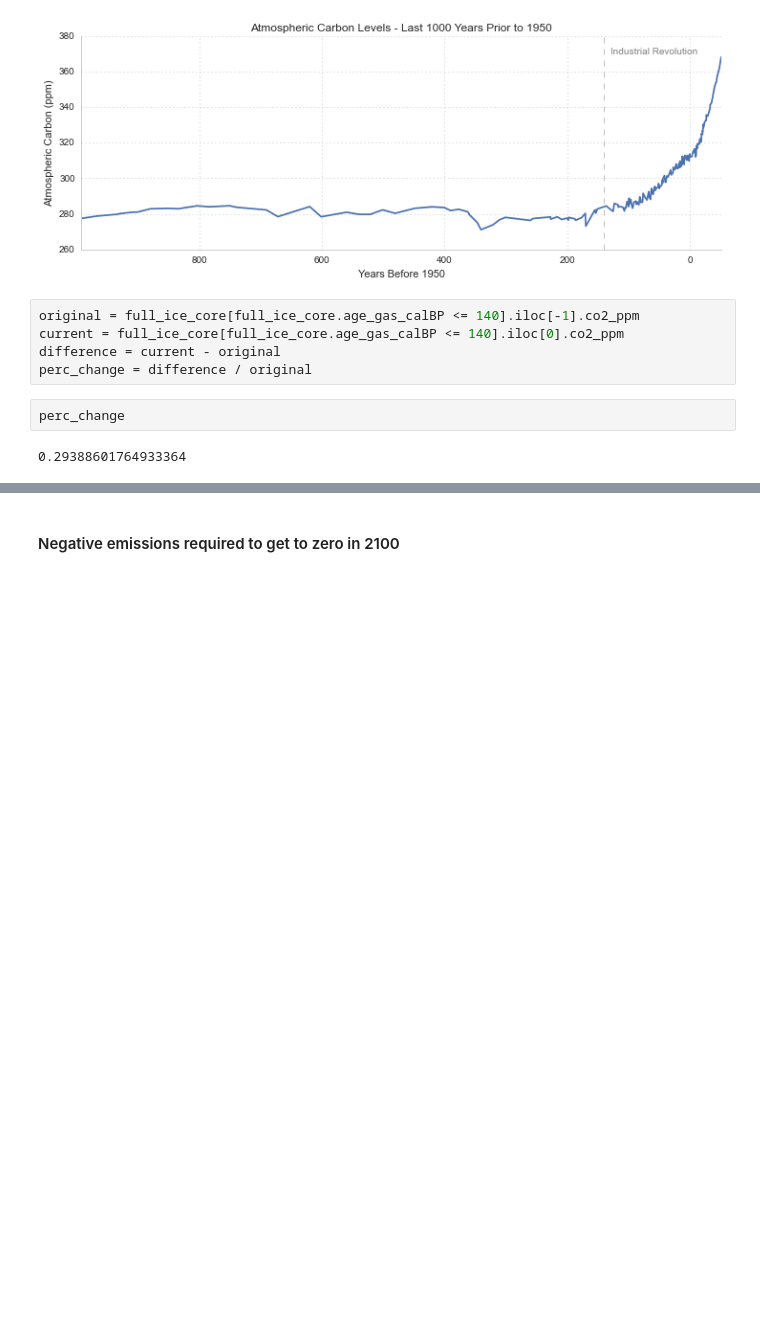
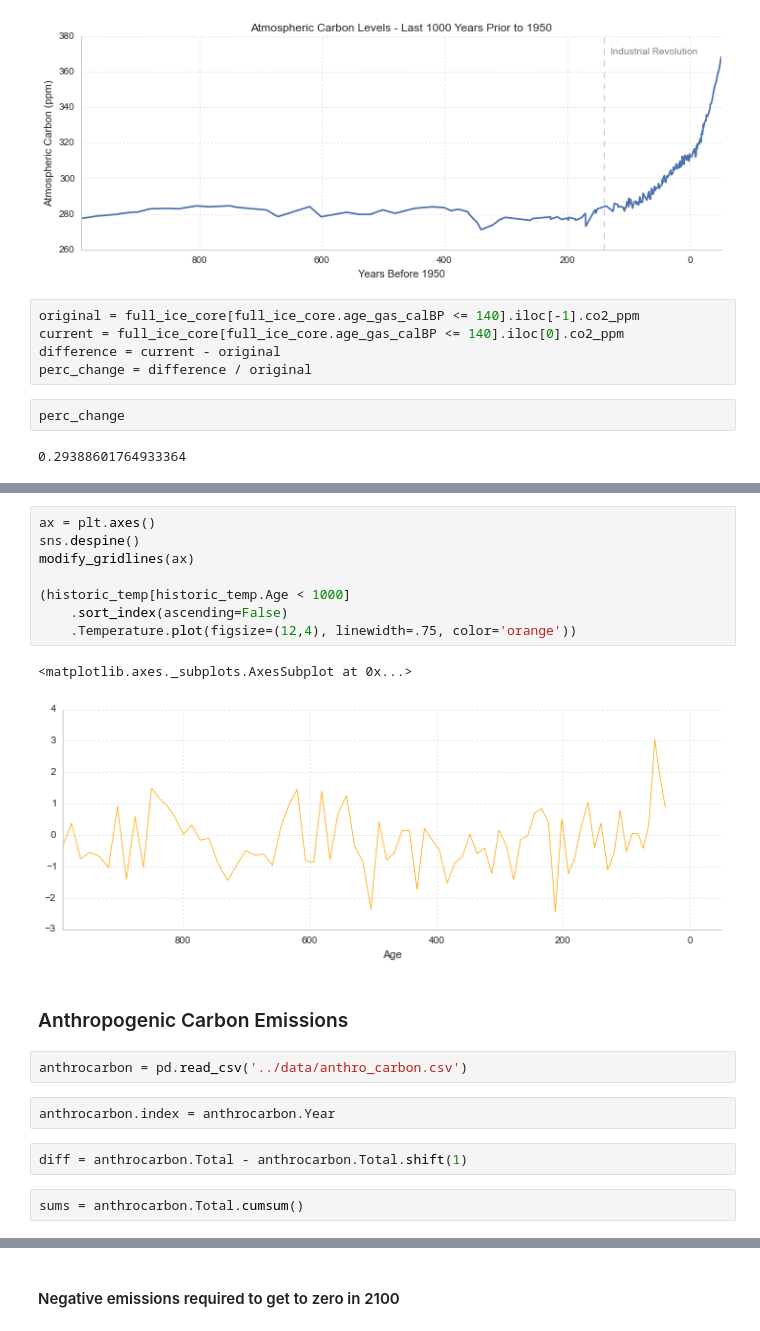
Before and after one commit to pdarche/carbon, a Jupyter notebook: notebooks/Carbon Footprint - EDA.ipynb, the cells around one changed output, grey strips where cells are left out. Drawn from its saved outputs; the diff is of its cells as text; blank space fills up the shorter version.

```diff
--- a/notebooks/Carbon Footprint - EDA.ipynb
+++ b/notebooks/Carbon Footprint - EDA.ipynb
@@ -407,0 +443,21 @@ perc_change
+# %%
+ax = plt.axes()
+sns.despine()
+modify_gridlines(ax)
+
+(historic_temp[historic_temp.Age < 1000]
+    .sort_index(ascending=False)
+    .Temperature.plot(figsize=(12,4), linewidth=.75, color='orange'))
+# %% [output]
+<matplotlib.axes._subplots.AxesSubplot at 0x...>
+[figure, added]
+# %% [markdown]
+### Anthropogenic Carbon Emissions
+# %%
+anthrocarbon = pd.read_csv('../data/anthro_carbon.csv')
+# %%
+anthrocarbon.index = anthrocarbon.Year
+# %%
+diff = anthrocarbon.Total - anthrocarbon.Total.shift(1)
+# %%
+sums = anthrocarbon.Total.cumsum()
```
Also changed, not shown: parts of 16 cells of this notebook.
